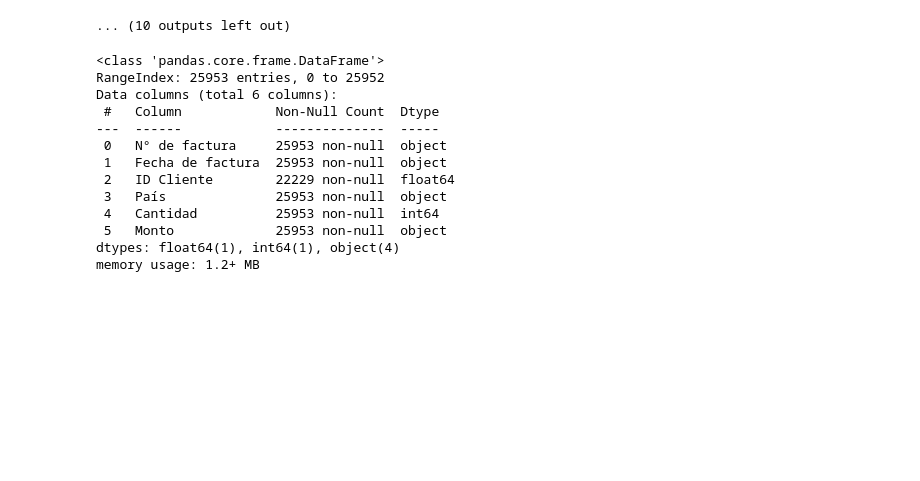
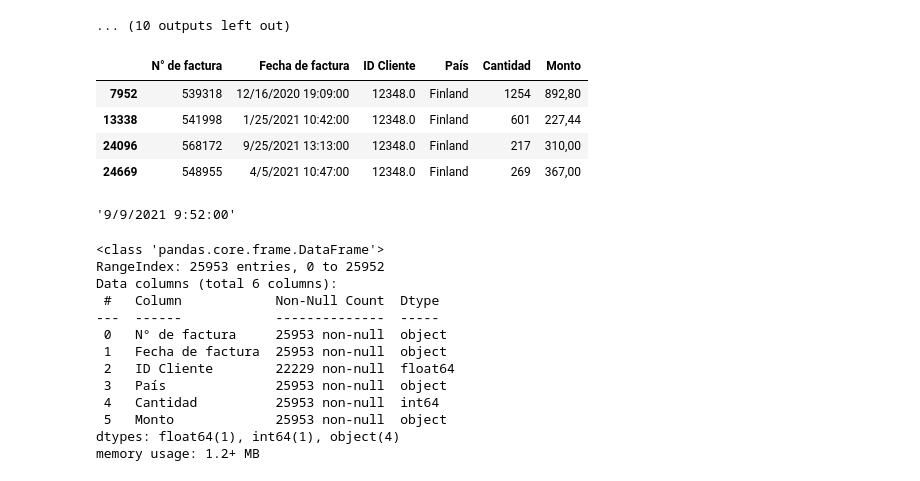
Before and after one commit to AndresEspinal/RFM-Segmentation, a Jupyter notebook: notebooks/dataraw.ipynb, the cells around one changed output. Drawn from its saved outputs; the diff is of its cells as text; code cells hidden in the pictures; blank space fills up the shorter version.

```diff
--- a/notebooks/dataraw.ipynb
+++ b/notebooks/dataraw.ipynb
@@ -180,6 +180,18 @@ import os
 # %%
 #Lectura de datos desde vsc
 mtdataset = pd.read_csv('../data/raw/ventas-por-factura.csv')
+# %%
+mtdataset[mtdataset['ID Cliente']==12348]
+# %% [output]
+|  | N° de factura | Fecha de factura | ID Cliente | País | Cantidad | Monto |
+| 7952 | 539318 | 12/16/2020 19:09:00 | 12348.0 | Finland | 1254 | 892,80 |
+| 13338 | 541998 | 1/25/2021 10:42:00 | 12348.0 | Finland | 601 | 227,44 |
+| 24096 | 568172 | 9/25/2021 13:13:00 | 12348.0 | Finland | 217 | 310,00 |
+| 24669 | 548955 | 4/5/2021 10:47:00 | 12348.0 | Finland | 269 | 367,00 |
+# %%
+mtdataset['Fecha de factura'].max()
+# %% [output]
+'9/9/2021 9:52:00'
 # %%
 mtdataset.info()
 # %% [output]
```
Also changed, not shown: parts of 1 cell of this notebook, 2 other files.
